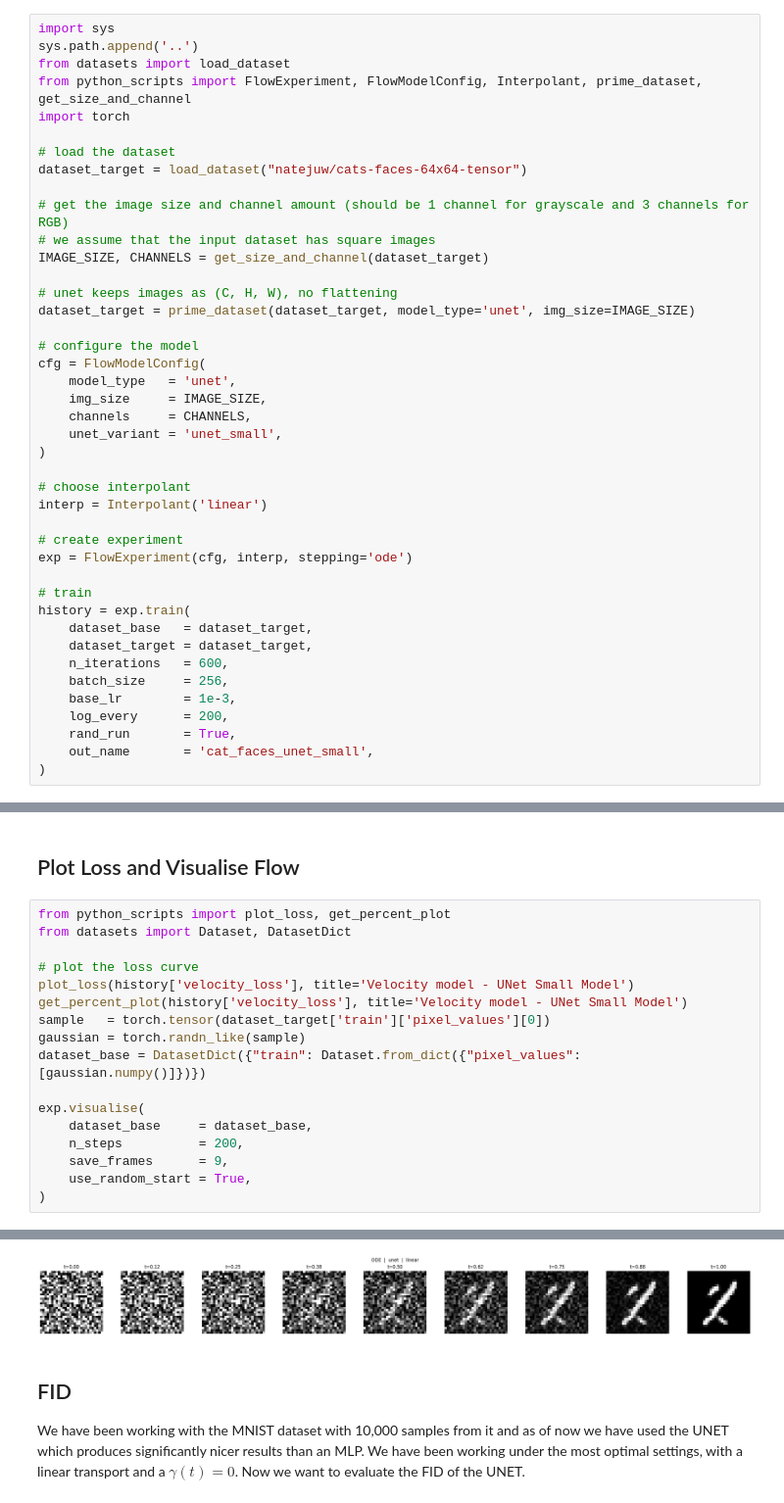
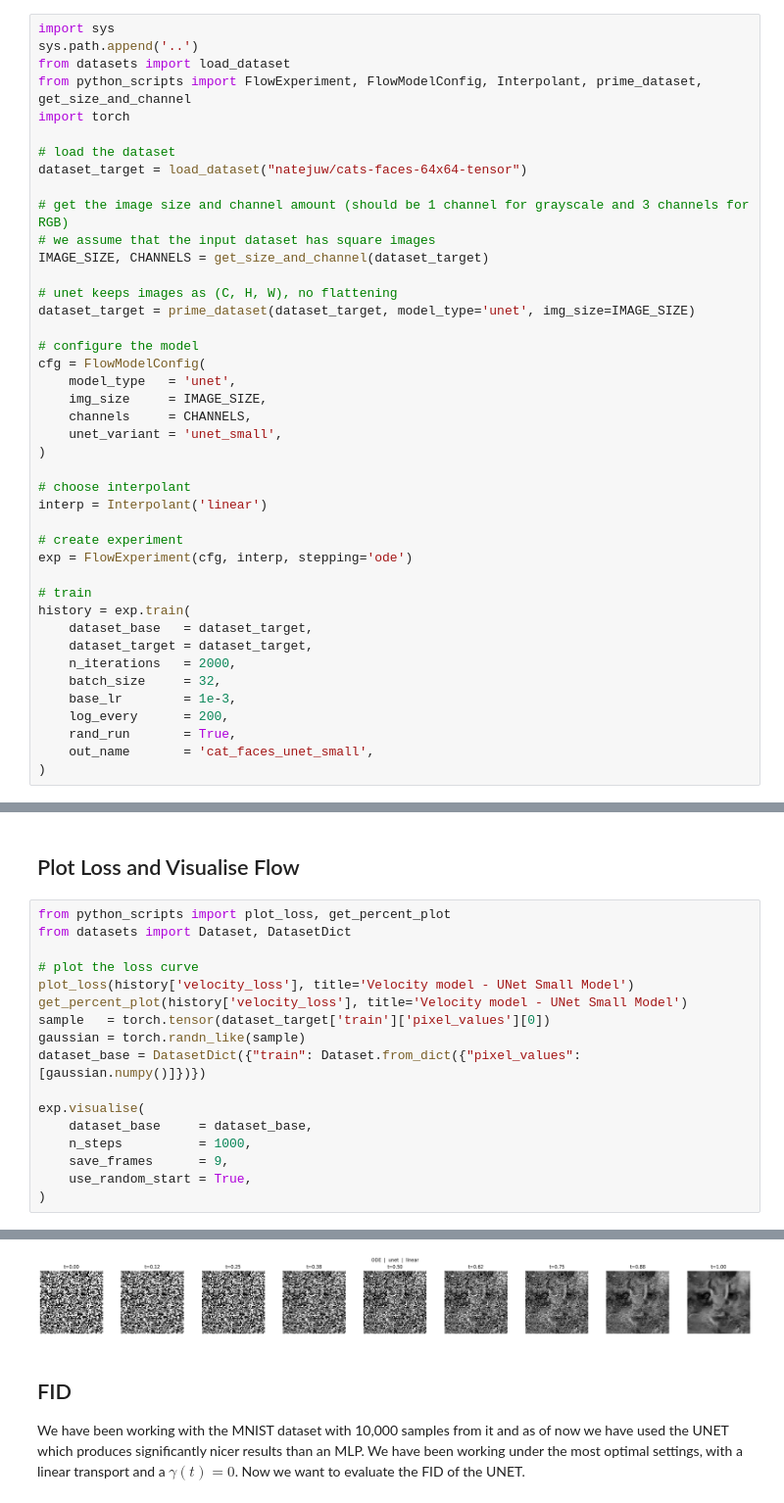
Before and after one commit to nathanjunguw/flow_matching, a Jupyter notebook: python_notebooks/perceptron_interpolants.ipynb, the cells around one changed output, grey strips where cells are left out. Shown at 98% size. Drawn from its saved outputs; the diff is of its cells as text.

```diff
--- a/python_notebooks/perceptron_interpolants.ipynb
+++ b/python_notebooks/perceptron_interpolants.ipynb
@@ -35,8 +35,8 @@ exp = FlowExperiment(cfg, interp, stepping='ode')
 history = exp.train(
     dataset_base   = dataset_target,
     dataset_target = dataset_target,
-    n_iterations   = 600,
-    batch_size     = 256,
+    n_iterations   = 2000,
+    batch_size     = 32,
     base_lr        = 1e-3,
     log_every      = 200,
     rand_run       = True,
@@ -62,7 +63,7 @@ dataset_base = DatasetDict({"train": Dataset.from_dict({"pixel_values": [gaussia
 
 exp.visualise(
     dataset_base     = dataset_base,
-    n_steps          = 200,
+    n_steps          = 1000,
     save_frames      = 9,
     use_random_start = True,
 )
@@ -72,4 +73,4 @@ exp.visualise(
-[figure, old version]
+[figure, new version]
 # %% [markdown]
 ## FID
 
```
Also changed, not shown: parts of 2 cells of this notebook.
